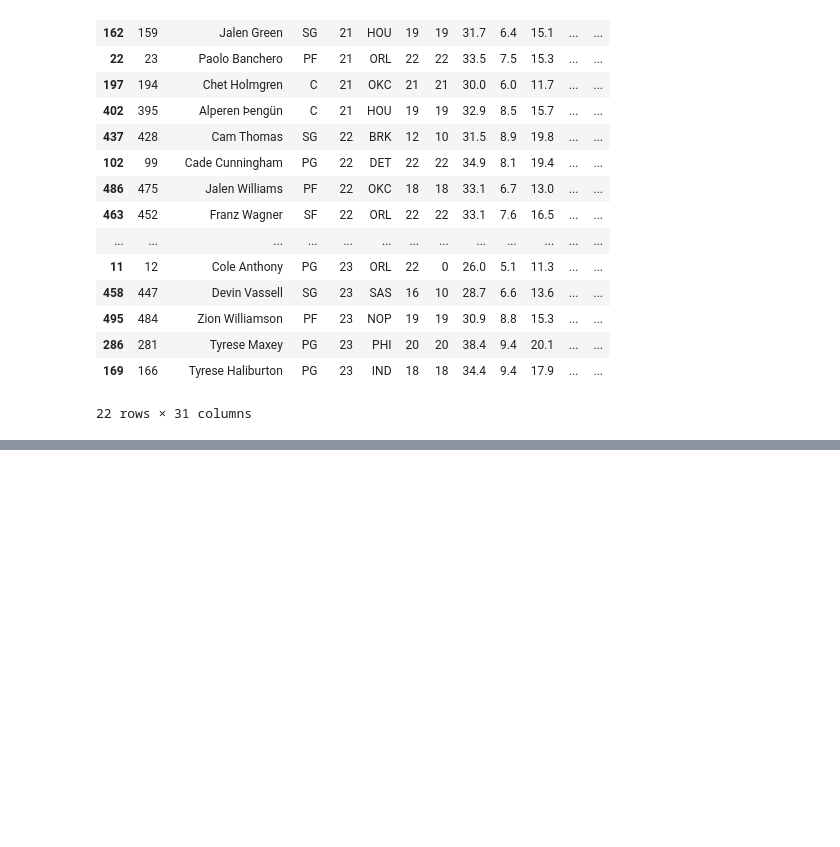
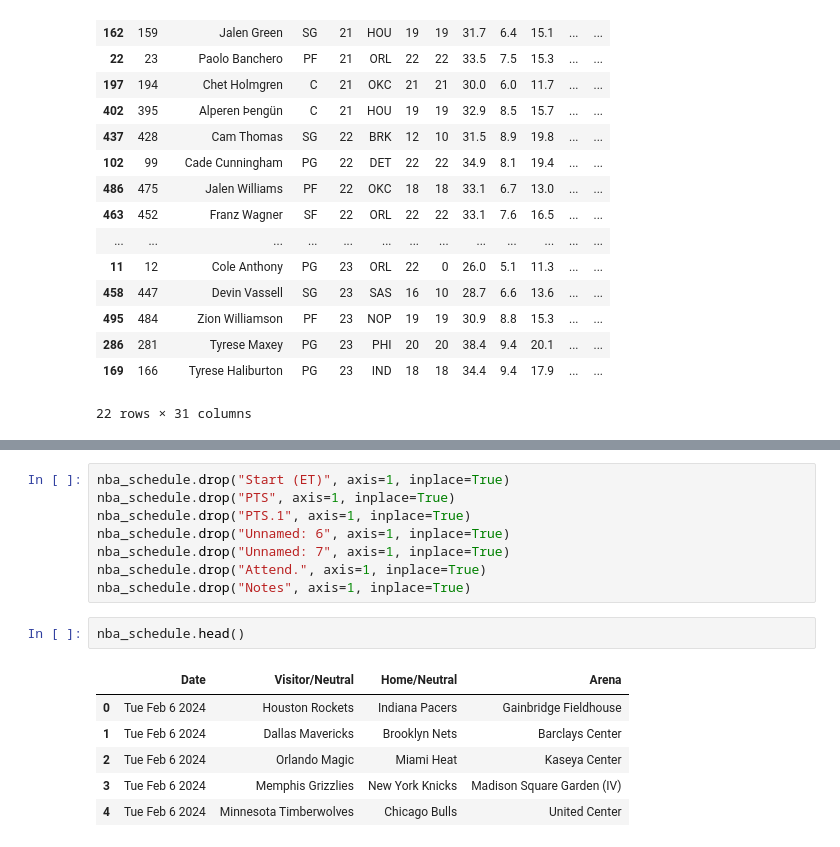
Before and after one commit to bribrix/mlops-nba, a Jupyter notebook: notebooks/young_potential_stars.ipynb, the cells around one changed output, grey strips where cells are left out. Saved outputs shown, nothing was run; the diff lists cells and outputs as text; blank space fills up the shorter version.

```diff
--- a/notebooks/young_potential_stars.ipynb
+++ b/notebooks/young_potential_stars.ipynb
@@ -398,0 +424,17 @@ players.query(futur_super_star_def).sort_values("EFF", ascending=False).sort_val
+# %%
+nba_schedule.drop("Start (ET)", axis=1, inplace=True)
+nba_schedule.drop("PTS", axis=1, inplace=True)
+nba_schedule.drop("PTS.1", axis=1, inplace=True)
+nba_schedule.drop("Unnamed: 6", axis=1, inplace=True)
+nba_schedule.drop("Unnamed: 7", axis=1, inplace=True)
+nba_schedule.drop("Attend.", axis=1, inplace=True)
+nba_schedule.drop("Notes", axis=1, inplace=True)
+# %%
+nba_schedule.head()
+# %% [output]
+|  | Date | Visitor/Neutral | Home/Neutral | Arena |
+| 0 | Tue Feb 6 2024 | Houston Rockets | Indiana Pacers | Gainbridge Fieldhouse |
+| 1 | Tue Feb 6 2024 | Dallas Mavericks | Brooklyn Nets | Barclays Center |
+| 2 | Tue Feb 6 2024 | Orlando Magic | Miami Heat | Kaseya Center |
+| 3 | Tue Feb 6 2024 | Memphis Grizzlies | New York Knicks | Madison Square Garden (IV) |
+| 4 | Tue Feb 6 2024 | Minnesota Timberwolves | Chicago Bulls | United Center |
```
Also changed, not shown: parts of 8 cells of this notebook.
